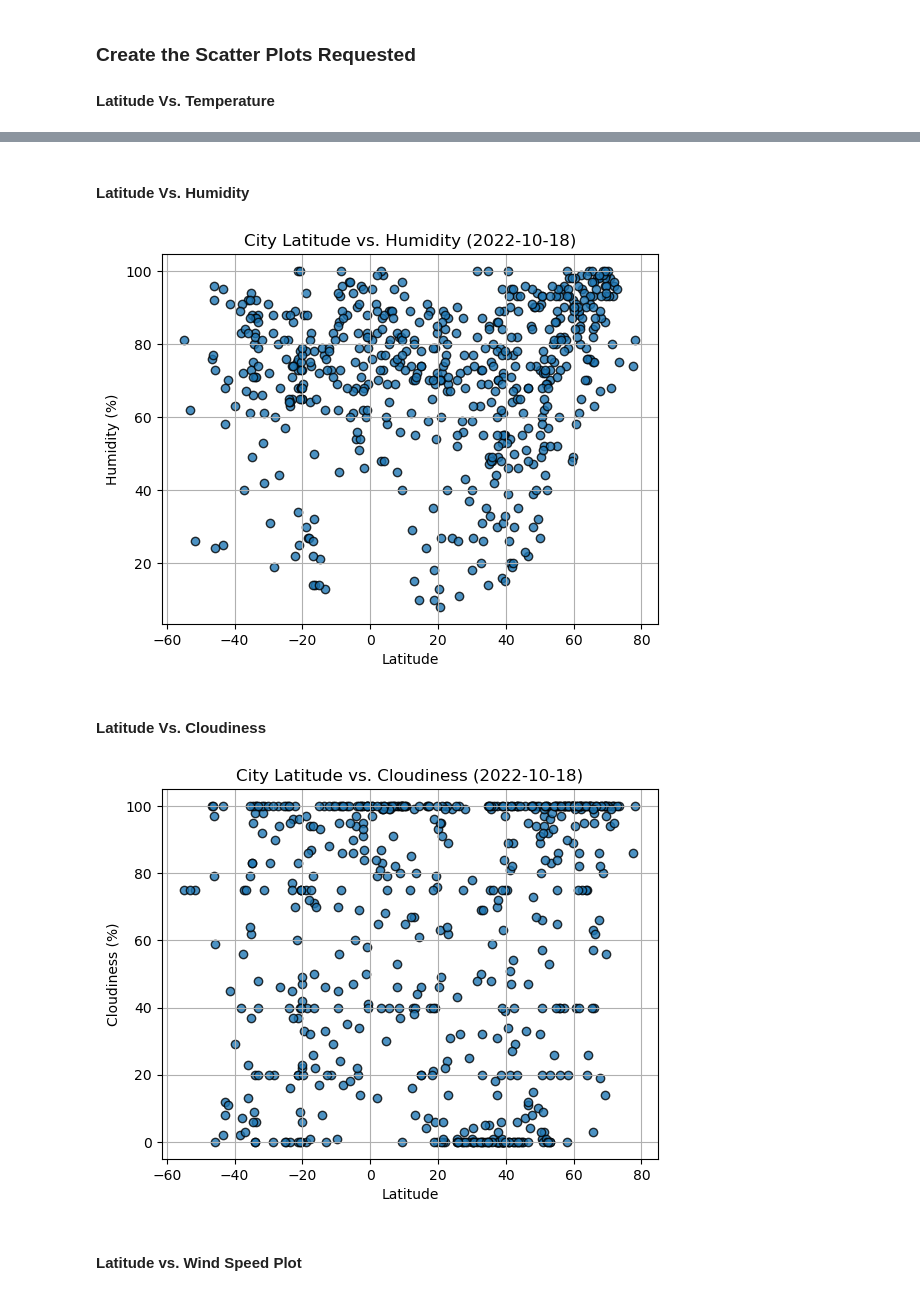
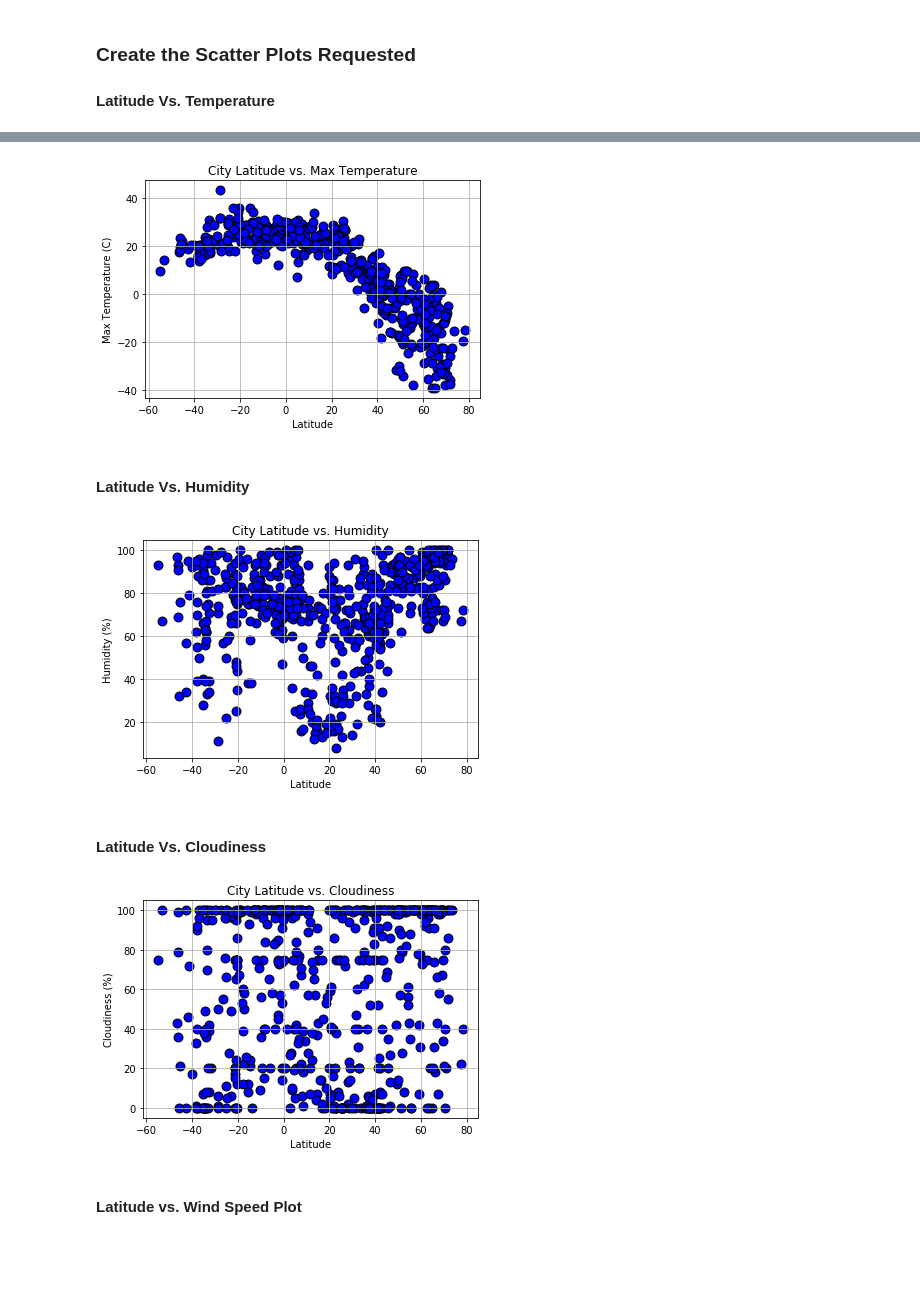
Before and after one commit to angelanarag/python-api-challenge, a Jupyter notebook: starter_code/WeatherPy.ipynb, the cells around one changed output, grey strips where cells are left out. Drawn from its saved outputs; the diff is of its cells as text; code cells hidden in the pictures; blank space fills up the shorter version.

Commit message:
Update to WeatherPy including output files

```diff
--- a/starter_code/WeatherPy.ipynb
+++ b/starter_code/WeatherPy.ipynb
@@ -209,35 +203,62 @@ plt.show()
+# %%
+# Build scatter plot for latitude vs. temperature
+plt.scatter(city_data_df["Lat"], city_data_df["Max Temp"], marker="o", s = 80, color="blue", edgecolors="black")
+
+# Convert Date for scatter plot title
+#title_date = datetime.date(datetime.utcfromtimestamp(city_data_df["Date"]))
+#title_date = datetime.datetime.utcfromtimestamp(city_data_df["Date"]).strftime('%Y-%m-%d %H:%M:%S')
+
+# Incorporate the other graph properties
+plt.grid()
+plt.xlabel("Latitude")
+plt.ylabel("Max Temperature (C)")
+plt.title(f"City Latitude vs. Max Temperature")
+
+# Save the figure
+plt.savefig("../output_data/Fig1.png")
+
+# Show plot
+plt.show()
+# %% [output]
+[figure, added]
 # %% [markdown]
 #### Latitude Vs. Humidity
 # %%
 # Build the scatter plots for latitude vs. humidity
-# YOUR CODE HERE
+plt.scatter(city_data_df["Lat"], city_data_df["Humidity"], marker="o", s = 80, color="blue", edgecolors="black")
 
 # Incorporate the other graph properties
-# YOUR CODE HERE
+plt.grid()
+plt.xlabel("Latitude")
+plt.ylabel("Humidity (%)")
+plt.title(f"City Latitude vs. Humidity")
 
 # Save the figure
-plt.savefig("output_data/Fig2.png")
+plt.savefig("../output_data/Fig2.png")
 
 # Show plot
 plt.show()
 # %% [output]
-[figure, old version]
+[figure, new version]
 # %% [markdown]
 #### Latitude Vs. Cloudiness
 # %%
 # Build the scatter plots for latitude vs. cloudiness
-# YOUR CODE HERE
+plt.scatter(city_data_df["Lat"], city_data_df["Cloudiness"], marker="o", s = 80, color="blue", edgecolors="black")
 
 # Incorporate the other graph properties
-# YOUR CODE HERE
+plt.grid()
+plt.xlabel("Latitude")
+plt.ylabel("Cloudiness (%)")
+plt.title(f"City Latitude vs. Cloudiness")
 
 # Save the figure
-plt.savefig("output_data/Fig3.png")
+plt.savefig("../output_data/Fig3.png")
 
 # Show plot
 plt.show()
 # %% [output]
-[figure, old version]
+[figure, new version]
 # %% [markdown]
 #### Latitude vs. Wind Speed Plot
 # %%
```
Also changed, not shown: parts of 29 cells of this notebook, 6 other files.
